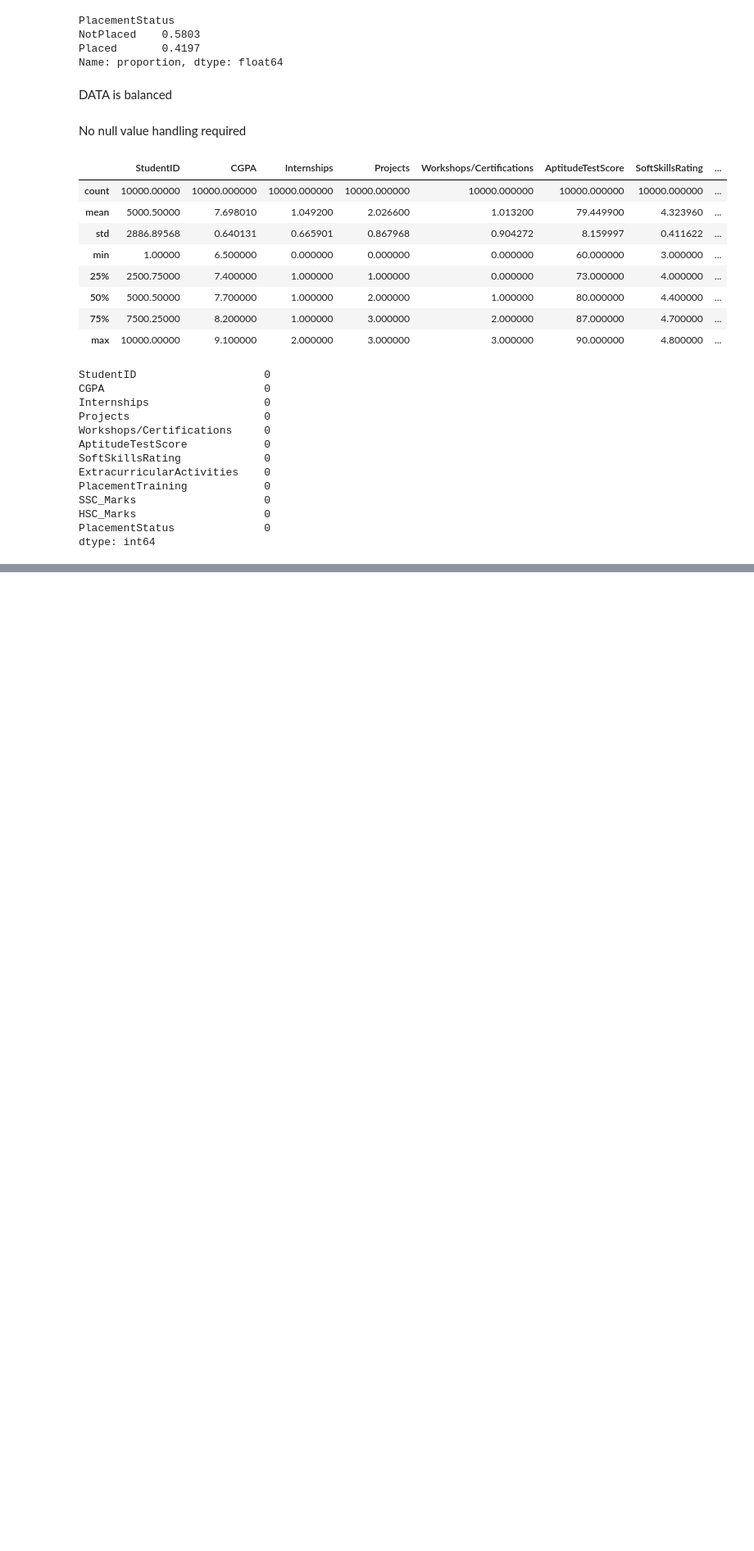
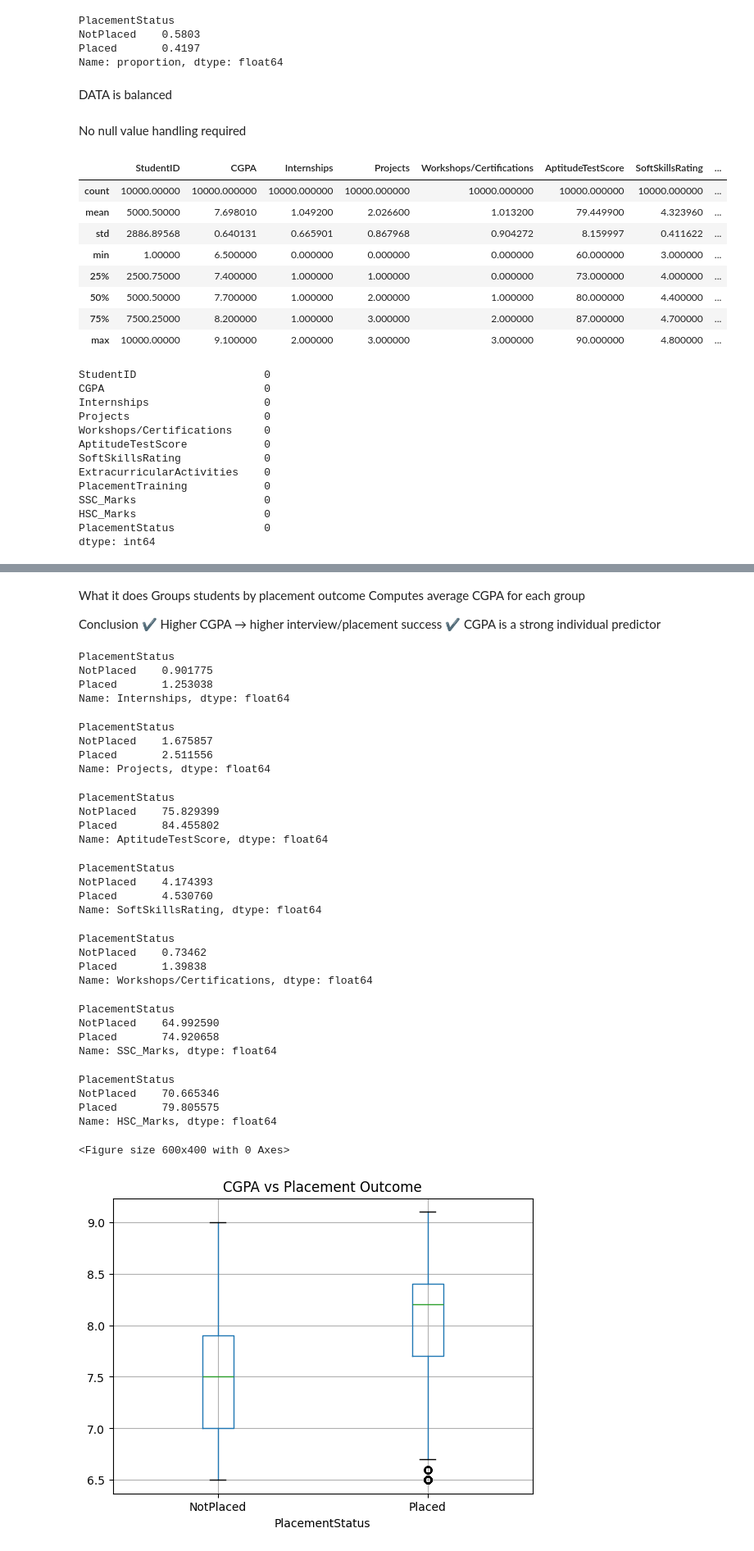
Before and after one commit to Parthtrivedi09/interview-chances-predictor, a Jupyter notebook: notebooks/01_data_exploration.ipynb, the cells around one changed output, grey strips where cells are left out. Shown at 82% size. Drawn from its saved outputs; the diff is of its cells as text; code cells hidden in the pictures; blank space fills up the shorter version.

```diff
--- a/notebooks/01_data_exploration.ipynb
+++ b/notebooks/01_data_exploration.ipynb
@@ -116,0 +174,72 @@ dtype: int64
+# %% [markdown]
+What it does
+Groups students by placement outcome
+Computes average CGPA for each group
+
+Conclusion
+✔ Higher CGPA → higher interview/placement success
+✔ CGPA is a strong individual predictor
+# %%
+df.groupby(target)["Internships"].mean()
+#✔ Internship experience strongly improves interview chances
+# %% [output]
+PlacementStatus
+NotPlaced    0.901775
+Placed       1.253038
+Name: Internships, dtype: float64
+# %%
+df.groupby(target)["Projects"].mean()
+#✔ Practical project work correlates with interview success
+# %% [output]
+PlacementStatus
+NotPlaced    1.675857
+Placed       2.511556
+Name: Projects, dtype: float64
+# %%
+df.groupby(target)["AptitudeTestScore"].mean()
+# %% [output]
+PlacementStatus
+NotPlaced    75.829399
+Placed       84.455802
+Name: AptitudeTestScore, dtype: float64
+# %%
+df.groupby(target)["SoftSkillsRating"].mean()
+# One of the strongest predictors
+# %% [output]
+PlacementStatus
+NotPlaced    4.174393
+Placed       4.530760
+Name: SoftSkillsRating, dtype: float64
+# %%
+df.groupby(target)["Workshops/Certifications"].mean()
+# ✔ Medium impact
+# %% [output]
+PlacementStatus
+NotPlaced    0.73462
+Placed       1.39838
+Name: Workshops/Certifications, dtype: float64
+# %%
+df.groupby(target)["SSC_Marks"].mean()
+# %% [output]
+PlacementStatus
+NotPlaced    64.992590
+Placed       74.920658
+Name: SSC_Marks, dtype: float64
+# %%
+df.groupby(target)["HSC_Marks"].mean()
+# %% [output]
+PlacementStatus
+NotPlaced    70.665346
+Placed       79.805575
+Name: HSC_Marks, dtype: float64
+# %%
+import matplotlib.pyplot as plt
+
+plt.figure(figsize=(6,4))
+df.boxplot(column="CGPA", by=target)
+plt.title("CGPA vs Placement Outcome")
+plt.suptitle("")
+plt.show()
+# %% [output]
+<Figure size 600x400 with 0 Axes>
+[figure, added]
```
Also changed, not shown: parts of 16 cells of this notebook.
